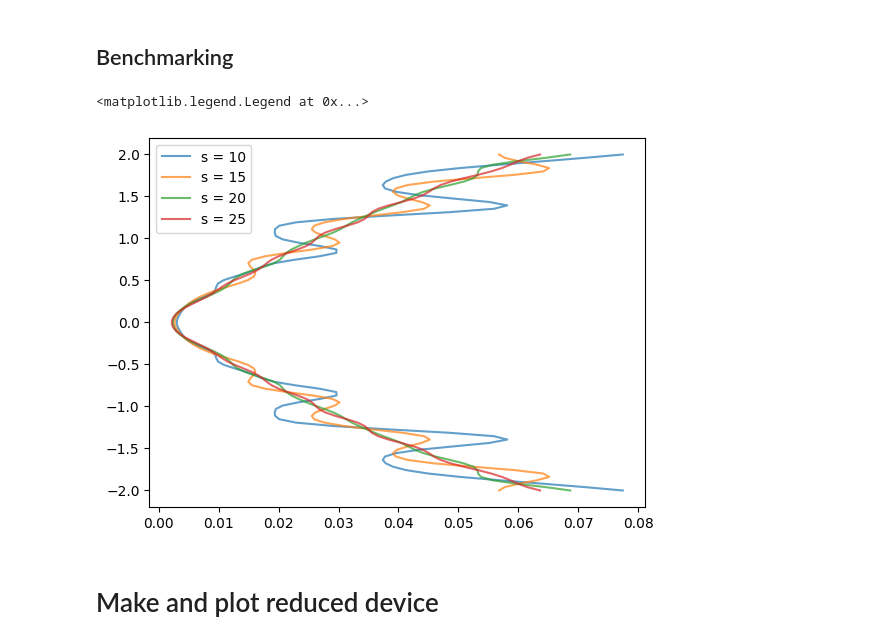
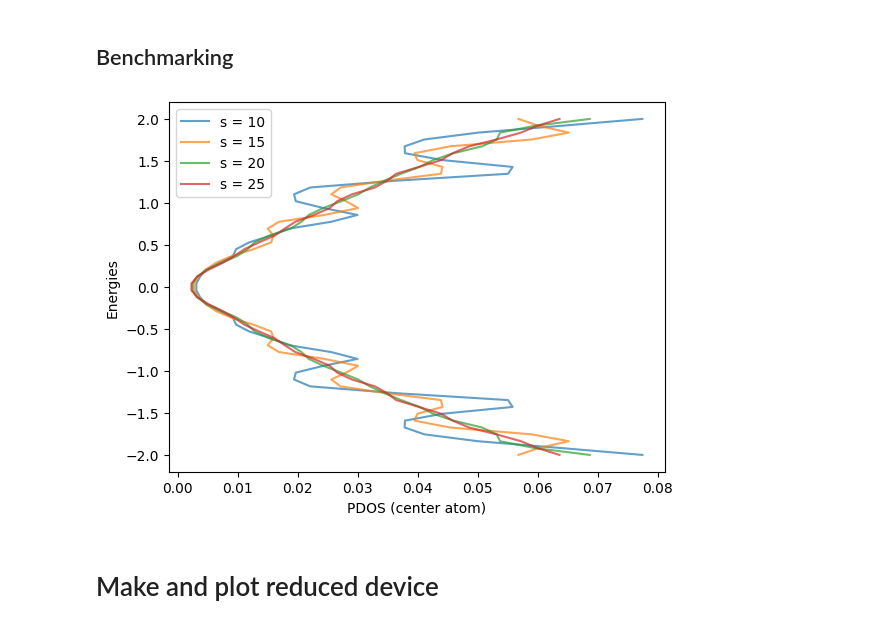
Before and after one commit to BastianValhoj/QuantumTwistingMicroscope, a Jupyter notebook: QTM/notebooks/LDOS_for_reduced_structure.ipynb, the cells around one changed output. Cells and saved outputs as stored; diff of their text form; code cells hidden in the pictures.

Commit message:
plotting takes time - save the figure to .png

```diff
--- a/QTM/notebooks/LDOS_for_reduced_structure.ipynb
+++ b/QTM/notebooks/LDOS_for_reduced_structure.ipynb
@@ -177,18 +192,21 @@ interactive(children=(Dropdown(description='k', options=(("['0', '0', '0'])", 0)
 # %%
 from tqdm import tqdm
 sizes = [10, 15, 20, 25]
 fig, axes = plt.subplots()
 for s in tqdm(sizes, desc="loop"):
     flake = sisl.geom.graphene_flake(s)
     H = hamiltonian(flake)
     es = H.eigenstate()
     pdos = es.PDOS(E=ENERGIES).squeeze()
     axes.plot(pdos[0], ENERGIES, label=f"{s = }", alpha=0.7)
 
+axes.set_xlabel("PDOS (center atom)")
+axes.set_ylabel("Energies")
 axes.legend()
+
+fig.savefig("figures/graphene_flake_PDOS_convergence.png")
 # %% [output]
-<matplotlib.legend.Legend at 0x...>
-[figure, old version]
+[figure, new version]
 # %% [markdown]
 # Make and plot reduced device
 # %%
```
Also changed, not shown: parts of 8 cells of this notebook.
